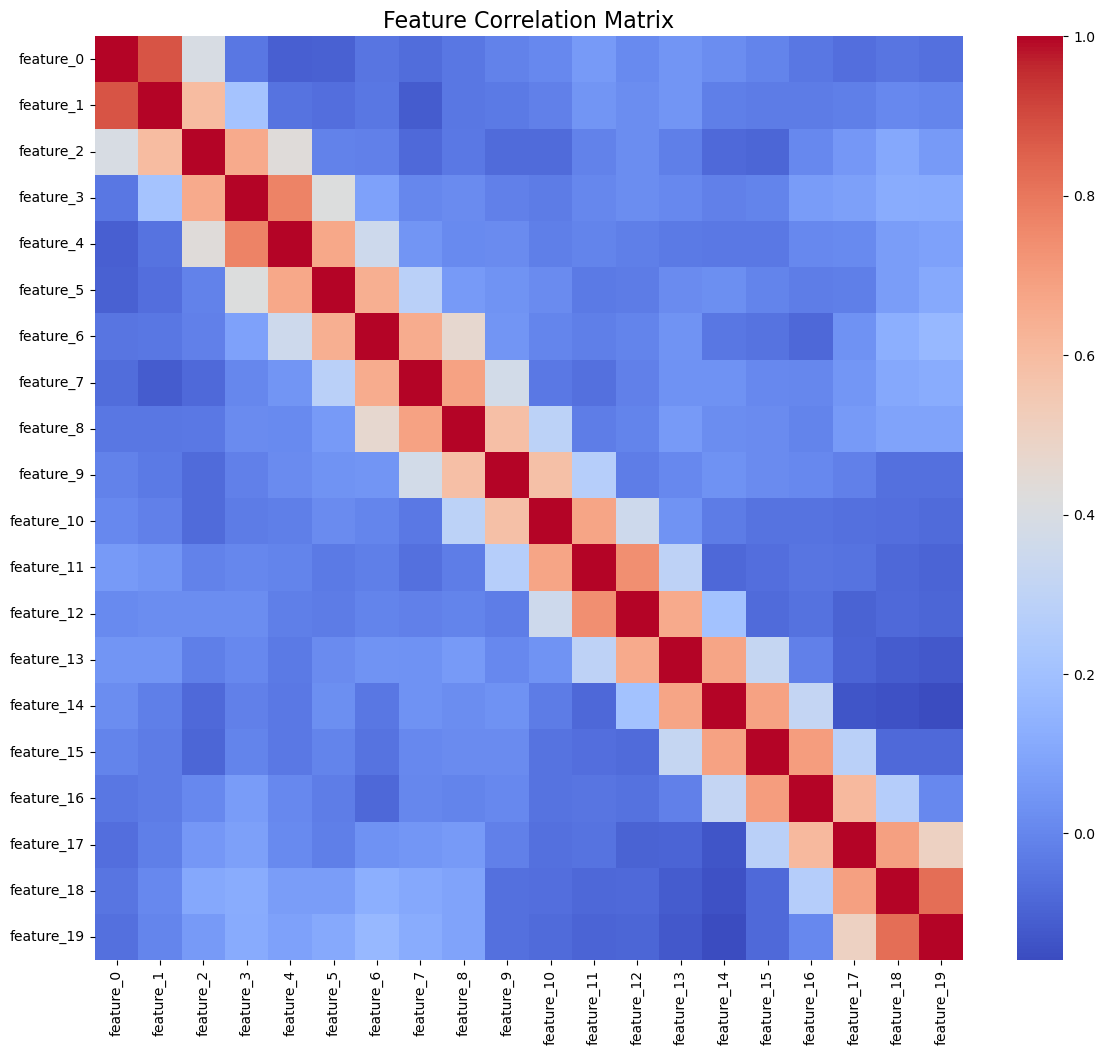
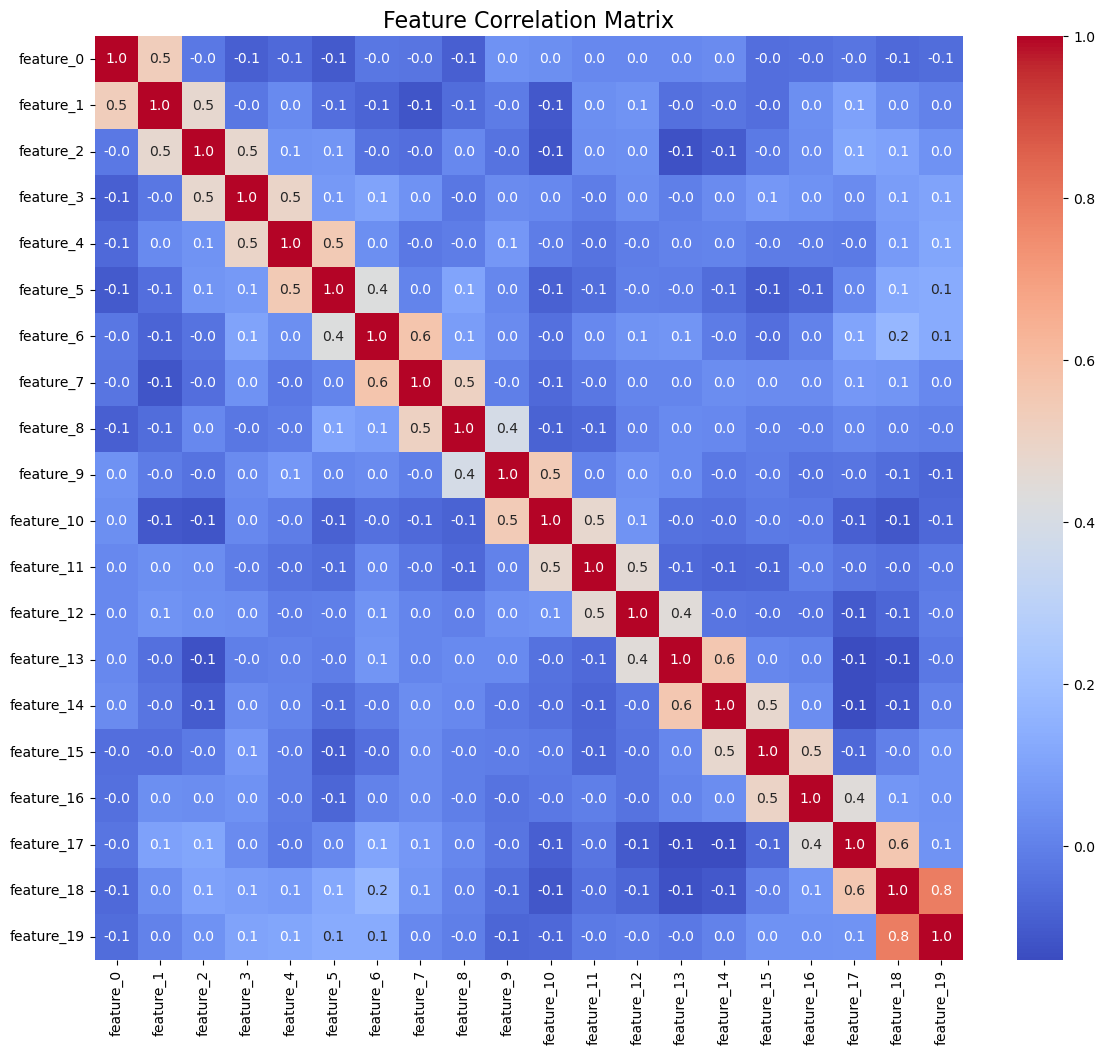
Unified diff of the notebook cell whose output changed from the first chart to the second:
--- before
+++ after
@@ -11,5 +11,5 @@
 
 
-from src.utils.Dataset import AustralianCreditDataset, HeartDataset, MNISTDataWrapper, SpliceDataset, IsotropicDataset, AnisotropicDataset, CorrelatedAnisotropicDataset
+from src.utils.Dataset import AustralianCreditDataset, HeartDataset, MNISTDataWrapper, SpliceDataset, IsotropicDataset, AnisotropicDataset, SparseDataset, CorrelatedAnisotropicDataset
 
 
@@ -27,4 +27,5 @@
         self.X_raw, self.y_raw = self.loader.get_data_for_analysis()
         self.X_scaled_df = None
+        
 
     def _scale_features(self):
@@ -45,5 +46,5 @@
         
         plt.figure(figsize=(14, 12))
-        sns.heatmap(correlation_matrix, annot=False, cmap='coolwarm', fmt=".1f")
+        sns.heatmap(correlation_matrix, annot=True, cmap='coolwarm', fmt=".1f")
         plt.title('Feature Correlation Matrix', fontsize=16)
         plt.show()
@@ -84,5 +85,10 @@
 if __name__ == "__main__":
     # 1. Create an instance of your data loade
-    # loaders = {"AU": AustralianCreditDataset(), "Heart": HeartDataset(), "Splice": SpliceDataset()}
+    # loaders = {
+    # "AU": AustralianCreditDataset(), 
+    # "Heart": HeartDataset(), 
+    # "Splice": SpliceDataset(),
+    # "MNIST": MNISTDataWrapper()
+    # }
     n_samples = 300
     in_dim = 20
@@ -92,7 +98,16 @@
 
     loaders = {
-        # "LogisticAnisotropicDataset": LogisticAnisotropicDataset(n_samples=n_samples, in_dim=in_dim, out_dim=out_dim, seed=seed,),
-        # "Anisotropic": AnisotropicDataset(n_samples=n_samples, in_dim=in_dim, out_dim=out_dim, seed=seed,), 
-        "CorrelatedAnisotropic": CorrelatedAnisotropicDataset(n_samples=n_samples,in_dim=in_dim,out_dim=out_dim,seed=seed,)
+    #     # "LogisticAnisotropicDataset": LogisticAnisotropicDataset(n_samples=n_samples, in_dim=in_dim, out_dim=out_dim, seed=seed,),
+    #     # "Anisotropic": AnisotropicDataset(n_samples=n_samples, in_dim=in_dim, out_dim=out_dim, seed=seed,), 
+        "CorrelatedAnisotropic": CorrelatedAnisotropicDataset(n_samples=n_samples,in_dim=in_dim,out_dim=out_dim,seed=seed,),
+    #     # "SparseDataset": SparseDataset(
+    #         #     sparsity_rate_1=0.1,
+    #         #     sparsity_rate_2=0.5,
+    #         #     n_samples=n_samples,
+    #         #     in_dim=in_dim,
+    #         #     out_dim=out_dim,
+    #         #     seed=seed,
+    #         #     if_class=True,
+    #         # )
         }
     

Commit: scripts and synth + visual